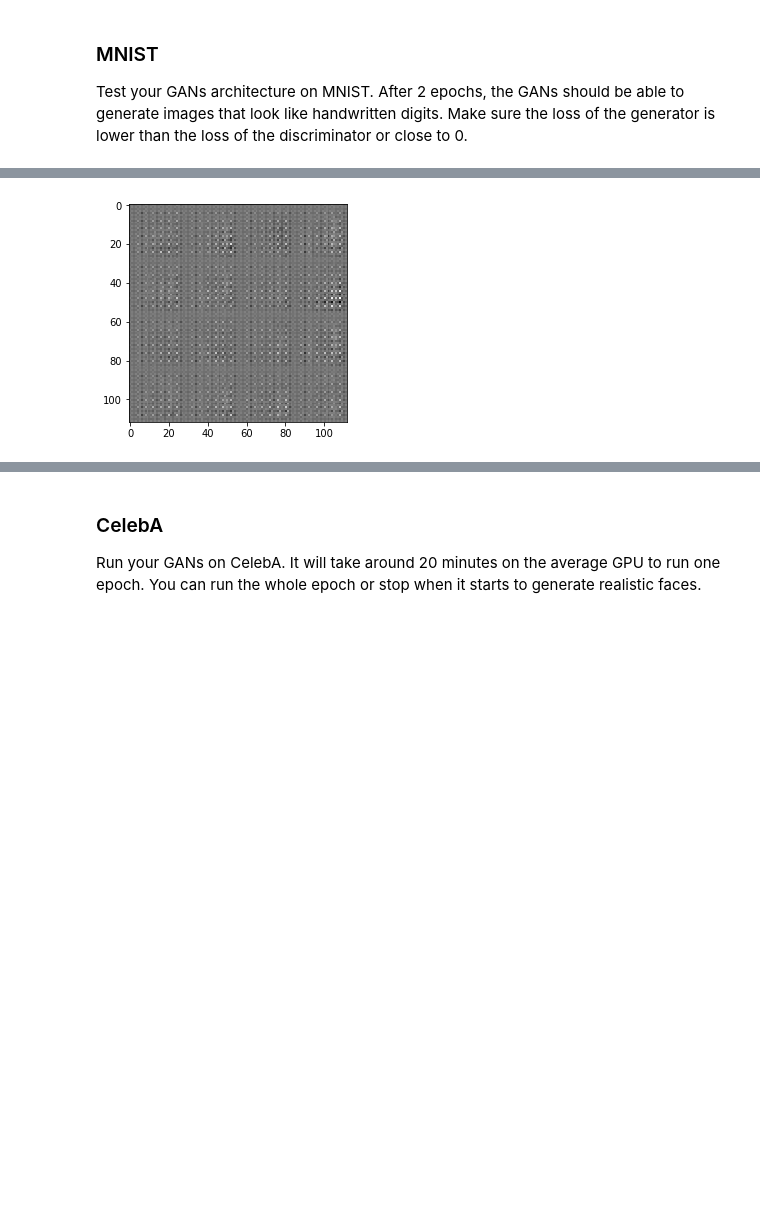
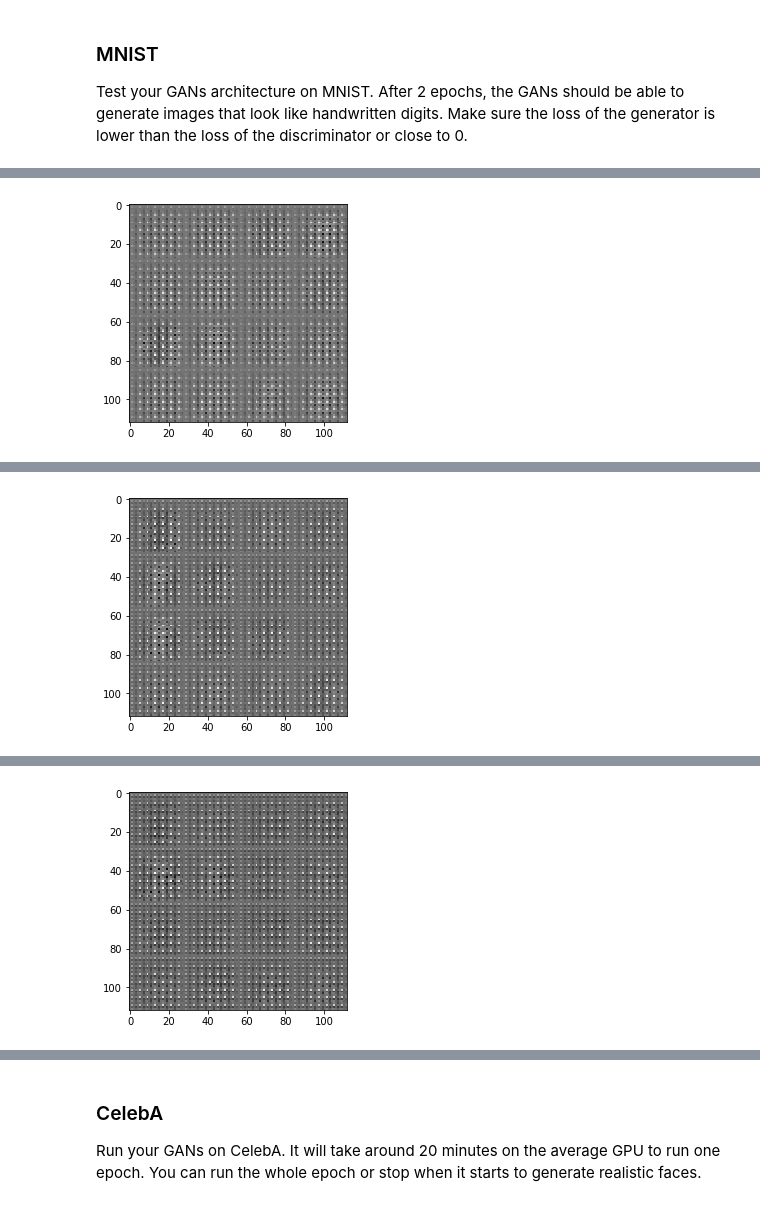
Before and after one commit to kurazu/deep-learning, a Jupyter notebook: face_generation/dlnd_face_generation.ipynb, the cells around one changed output, grey strips where cells are left out. Drawn from its saved outputs; the diff is of its cells as text; code cells hidden in the pictures; blank space fills up the shorter version.

```diff
--- a/face_generation/dlnd_face_generation.ipynb
+++ b/face_generation/dlnd_face_generation.ipynb
@@ -98,3 +99,21 @@ TensorFlow Version: 1.6.0
+# %%
+try:
+    leaky_relu = tf.nn.leaky_relu
+except AttributeError:
+    def leaky_relu(inputs, alpha=0.2):
+        return tf.maximum(inputs, inputs * alpha)
+
+
+try:
+    flatten = tf.layers.flatten
+except AttributeError:
+    import functools
+    import operator
+
+    def flatten(inputs):
+        shape = inputs.get_shape()
+        target_dim = functools.reduce(operator.mul, map(int, shape[1:]))
+        return tf.reshape(inputs, [-1, target_dim])
 # %% [markdown]
 ### Input
 Implement the `model_inputs` function to create TF Placeholders for the Neural Network. It should create the following placeholders:
@@ -374,8 +384,8 @@ Implement `train` to build and train the GANs.  Use the following functions you
 
 Use the `show_generator_output` to show `generator` output while you train. Running `show_generator_output` for every batch will drastically increase training time and increase the size of the notebook.  It's recommended to print the `generator` output every 100 batches.
 # %%
-PRINT_EVERY = 10
-VIEW_EVERY = PRINT_EVERY * 3
+PRINT_EVERY = 3
+VIEW_EVERY = PRINT_EVERY * 5
 
 def train(epoch_count, batch_size, z_dim, learning_rate, beta1, get_batches, data_shape, data_image_mode):
     """
@@ -414,9 +424,14 @@ def train(epoch_count, batch_size, z_dim, learning_rate, beta1, get_batches, dat
                     train_loss_discriminator = discriminator_loss.eval(feed_dict)
                     train_loss_generator = generator_loss.eval(feed_dict)
                     print(
-                        f'Epoch {epoch_i + 1}/{epoch_count}: '
-                        f'Discriminator Loss: {train_loss_discriminator:.4f}. '
-                        f'Generator Loss: {train_loss_generator:.4f}'
+                        'Epoch {epoch_i}/{epoch_count}: '
+                        'Discriminator Loss: {train_loss_discriminator:.4f}. '
+                        'Generator Loss: {train_loss_generator:.4f}'.format(
+                            epoch_i=epoch_i + 1,
+                            epoch_count=epoch_count,
+                            train_loss_generator=train_loss_generator,
+                            train_loss_discriminator=train_loss_discriminator
+                        )
                     )
                 if step % VIEW_EVERY == 0:
                     show_generator_output(sess, 16, z, out_channel_dim, data_image_mode, is_training)
@@ -424,9 +439,9 @@ def train(epoch_count, batch_size, z_dim, learning_rate, beta1, get_batches, dat
 ### MNIST
 Test your GANs architecture on MNIST.  After 2 epochs, the GANs should be able to generate images that look like handwritten digits.  Make sure the loss of the generator is lower than the loss of the discriminator or close to 0.
 # %%
-batch_size = 128
+batch_size = 256
 z_dim = 100
-learning_rate = 0.001
+learning_rate = 0.0005
 beta1 = 0.5
 
 
@@ -453,2 +466,2 @@ generator reshaped (?, 2, 2, 1024)
 generator out (?, 28, 28, 1)
-[figure, old version]
+[figure, new version]
@@ -456,0 +474 @@ Epoch 1/2: Discriminator Loss: 0.5272. Generator Loss: 1.5511
+[figure, added]
@@ -456,0 +481 @@ Epoch 1/2: Discriminator Loss: 0.5272. Generator Loss: 1.5511
+[figure, added]
```
Also changed, not shown: parts of 6 cells of this notebook.
